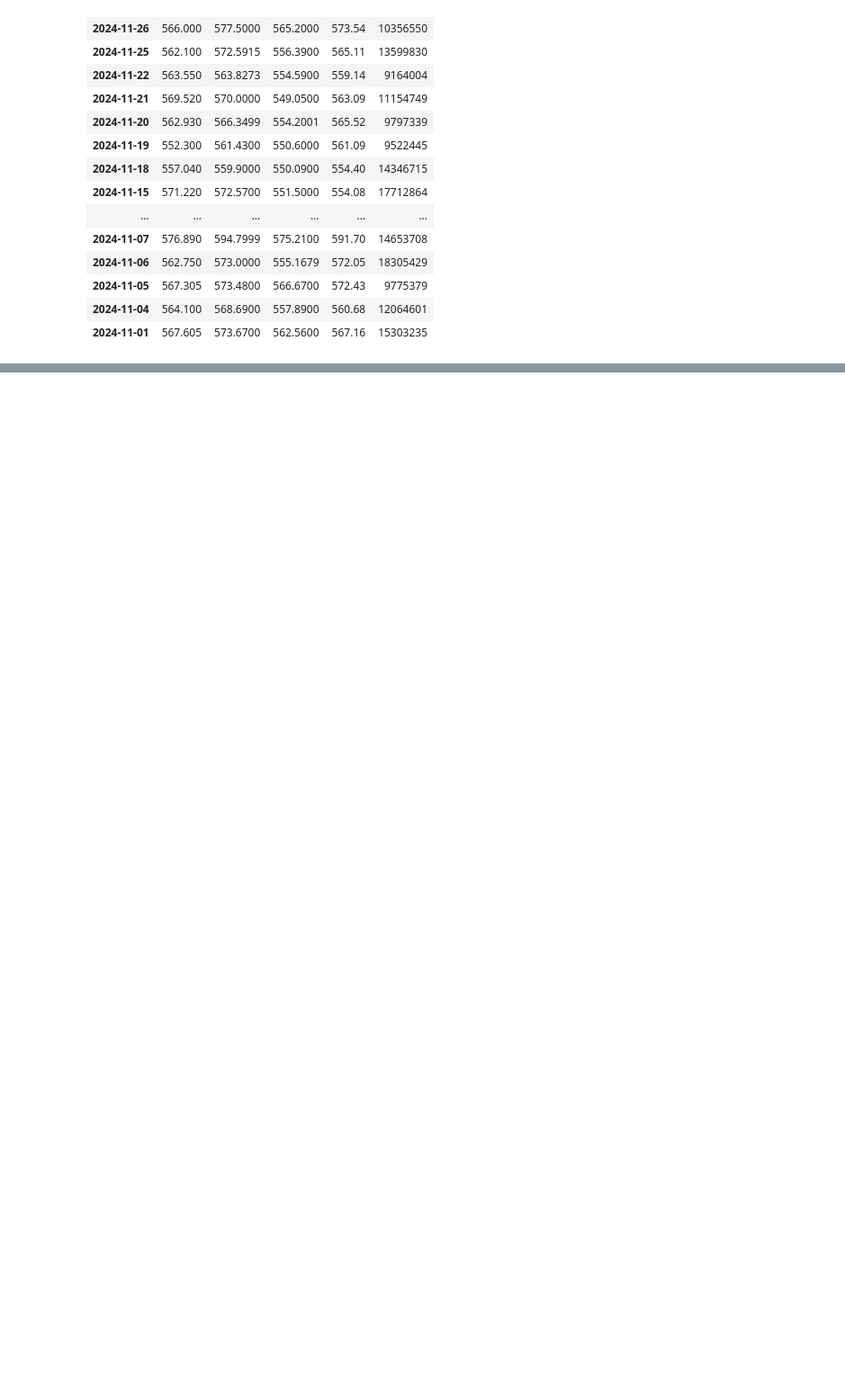
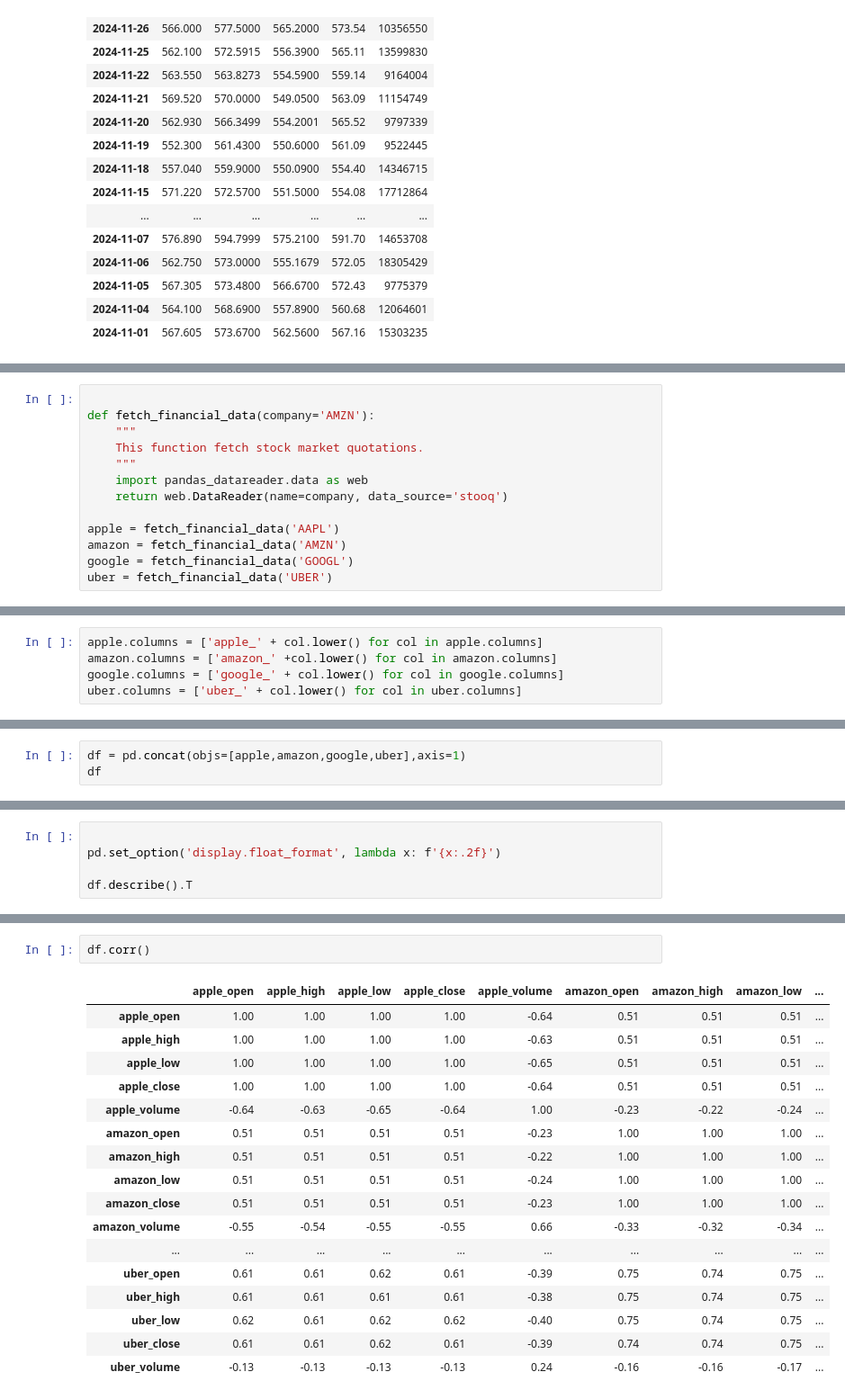
Before and after one commit to maly174/Big-Data, a Jupyter notebook: Untitled2.ipynb, the cells around one changed output, grey strips where cells are left out. Shown: that part at 90% size. Drawn from its saved outputs; the diff is of its cells as text; blank space fills up the shorter version.

```diff
--- a/Untitled2.ipynb
+++ b/Untitled2.ipynb
@@ -89,0 +140,13 @@ df_nov
+# %%
+
+def fetch_financial_data(company='AMZN'):
+    """
+    This function fetch stock market quotations.
+    """
+    import pandas_datareader.data as web
+    return web.DataReader(name=company, data_source='stooq')
+
+apple = fetch_financial_data('AAPL')
+amazon = fetch_financial_data('AMZN')
+google = fetch_financial_data('GOOGL')
+uber = fetch_financial_data('UBER')
@@ -89,0 +169,5 @@ df_nov
+# %%
+apple.columns = ['apple_' + col.lower() for col in apple.columns]
+amazon.columns = ['amazon_' +col.lower() for col in amazon.columns]
+google.columns = ['google_' + col.lower() for col in google.columns]
+uber.columns = ['uber_' + col.lower() for col in uber.columns]
@@ -89,0 +191,3 @@ df_nov
+# %%
+df = pd.concat(objs=[apple,amazon,google,uber],axis=1)
+df
@@ -89,0 +221,5 @@ df_nov
+# %%
+
+pd.set_option('display.float_format', lambda x: f'{x:.2f}')
+
+df.describe().T
@@ -89,0 +244,20 @@ df_nov
+# %%
+df.corr()
+# %% [output]
+|  | apple_open | apple_high | apple_low | apple_close | apple_volume | amazon_open | amazon_high | amazon_low | ... |
+| apple_open | 1.00 | 1.00 | 1.00 | 1.00 | -0.64 | 0.51 | 0.51 | 0.51 | ... |
+| apple_high | 1.00 | 1.00 | 1.00 | 1.00 | -0.63 | 0.51 | 0.51 | 0.51 | ... |
+| apple_low | 1.00 | 1.00 | 1.00 | 1.00 | -0.65 | 0.51 | 0.51 | 0.51 | ... |
+| apple_close | 1.00 | 1.00 | 1.00 | 1.00 | -0.64 | 0.51 | 0.51 | 0.51 | ... |
+| apple_volume | -0.64 | -0.63 | -0.65 | -0.64 | 1.00 | -0.23 | -0.22 | -0.24 | ... |
+| amazon_open | 0.51 | 0.51 | 0.51 | 0.51 | -0.23 | 1.00 | 1.00 | 1.00 | ... |
+| amazon_high | 0.51 | 0.51 | 0.51 | 0.51 | -0.22 | 1.00 | 1.00 | 1.00 | ... |
+| amazon_low | 0.51 | 0.51 | 0.51 | 0.51 | -0.24 | 1.00 | 1.00 | 1.00 | ... |
+| amazon_close | 0.51 | 0.51 | 0.51 | 0.51 | -0.23 | 1.00 | 1.00 | 1.00 | ... |
+| amazon_volume | -0.55 | -0.54 | -0.55 | -0.55 | 0.66 | -0.33 | -0.32 | -0.34 | ... |
+| ... | ... | ... | ... | ... | ... | ... | ... | ... | ... |
+| uber_open | 0.61 | 0.61 | 0.62 | 0.61 | -0.39 | 0.75 | 0.74 | 0.75 | ... |
+| uber_high | 0.61 | 0.61 | 0.61 | 0.61 | -0.38 | 0.75 | 0.74 | 0.75 | ... |
+| uber_low | 0.62 | 0.61 | 0.62 | 0.62 | -0.40 | 0.75 | 0.74 | 0.75 | ... |
+| uber_close | 0.61 | 0.61 | 0.62 | 0.61 | -0.39 | 0.74 | 0.74 | 0.75 | ... |
+| uber_volume | -0.13 | -0.13 | -0.13 | -0.13 | 0.24 | -0.16 | -0.16 | -0.17 | ... |
```
Also changed, not shown: parts of 17 cells of this notebook.
